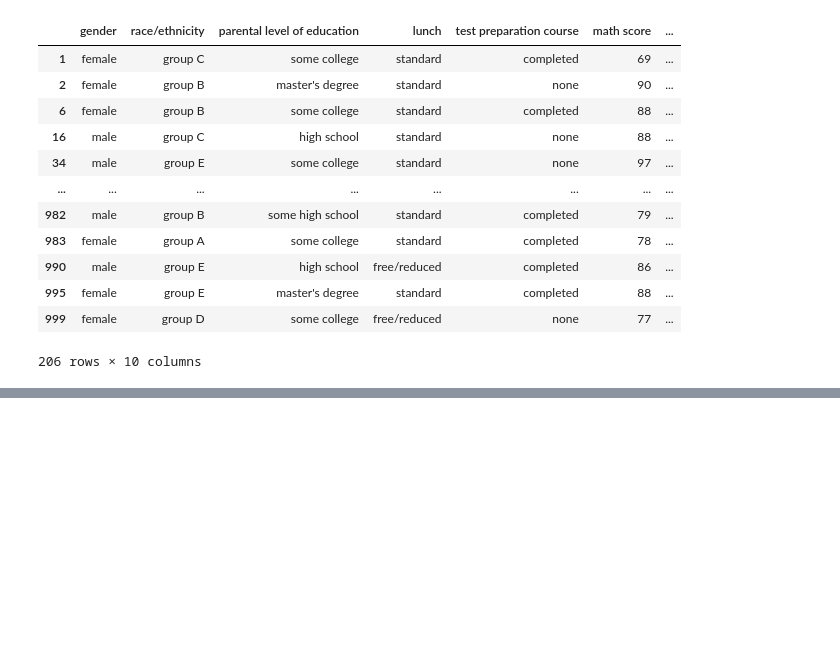
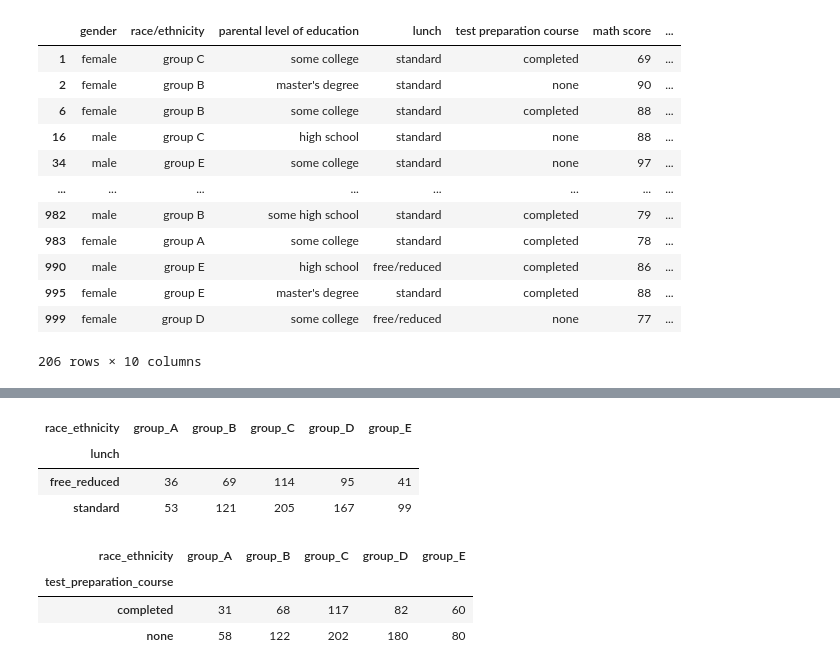
Before and after one commit to JRDittenber/project_04_15, a Jupyter notebook: notebook/EDA.ipynb, the cells around one changed output, grey strips where cells are left out. Saved outputs shown, nothing was run; the diff lists cells and outputs as text; code cells hidden in the pictures; blank space fills up the shorter version.

```diff
--- a/notebook/EDA.ipynb
+++ b/notebook/EDA.ipynb
@@ -438,0 +603,14 @@ top_20_percent_data
+# %%
+pd.crosstab(df['lunch'], df['race_ethnicity'])
+# %% [output]
+| race_ethnicity | group_A | group_B | group_C | group_D | group_E |
+| lunch |  |  |  |  |  |
+| free_reduced | 36 | 69 | 114 | 95 | 41 |
+| standard | 53 | 121 | 205 | 167 | 99 |
+# %%
+pd.crosstab(df['test_preparation_course'], df['race_ethnicity'])
+# %% [output]
+| race_ethnicity | group_A | group_B | group_C | group_D | group_E |
+| test_preparation_course |  |  |  |  |  |
+| completed | 31 | 68 | 117 | 82 | 60 |
+| none | 58 | 122 | 202 | 180 | 80 |
```
Also changed, not shown: parts of 11 cells of this notebook, 1 other file.
